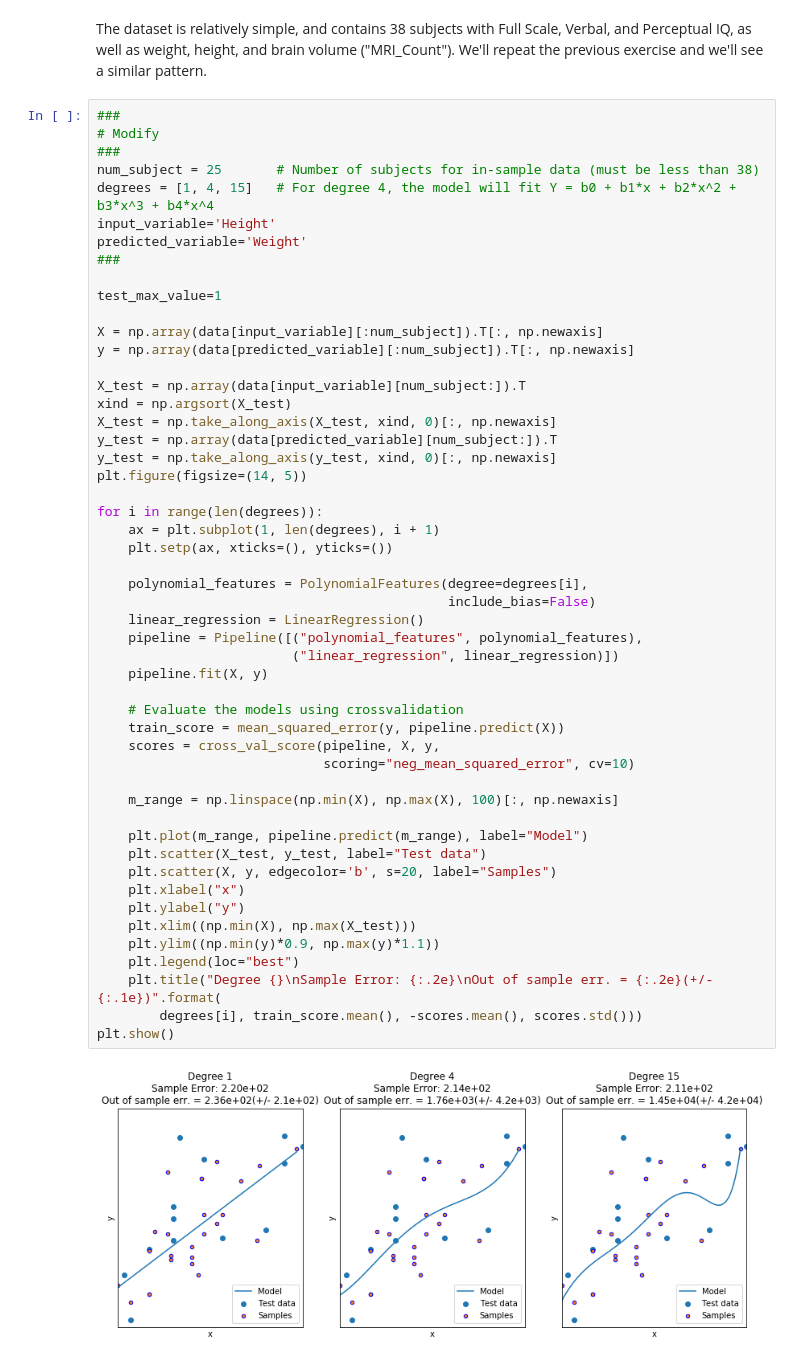
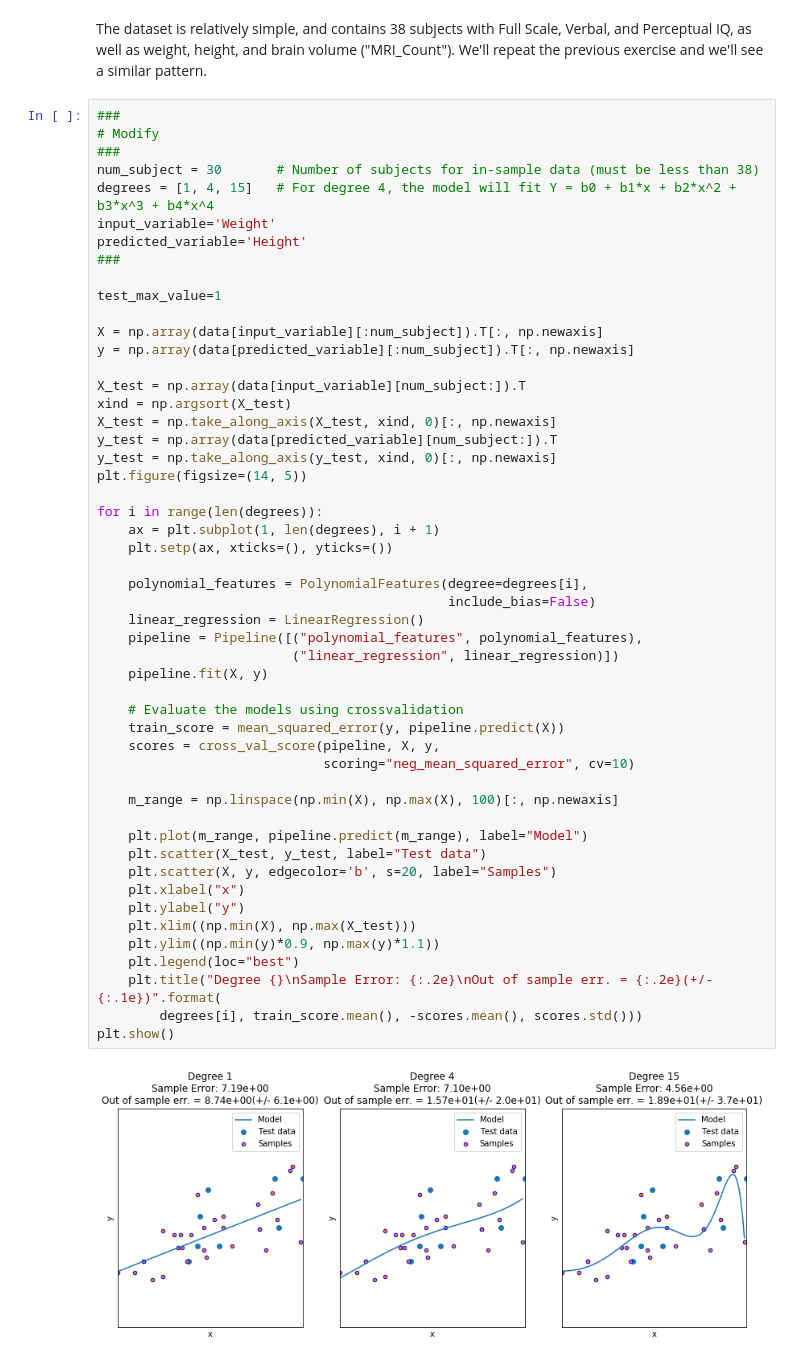
Before and after one commit to yukaizou2015/module-stats, a Jupyter notebook: notebooks/P-value-exercise.ipynb, the cells around one changed output. Saved outputs shown, nothing was run; the diff lists cells and outputs as text.

```diff
--- a/notebooks/P-value-exercise.ipynb
+++ b/notebooks/P-value-exercise.ipynb
@@ -269,10 +269,10 @@ The dataset is relatively simple, and contains 38 subjects with Full Scale, Verb
 ###
 # Modify
 ###
-num_subject = 25       # Number of subjects for in-sample data (must be less than 38)
+num_subject = 30       # Number of subjects for in-sample data (must be less than 38)
 degrees = [1, 4, 15]   # For degree 4, the model will fit Y = b0 + b1*x + b2*x^2 + b3*x^3 + b4*x^4
-input_variable='Height'
-predicted_variable='Weight'
+input_variable='Weight'
+predicted_variable='Height'
 ###
 
 test_max_value=1
@@ -290,31 +290,31 @@ plt.figure(figsize=(14, 5))
 for i in range(len(degrees)):
     ax = plt.subplot(1, len(degrees), i + 1)
     plt.setp(ax, xticks=(), yticks=())
 
     polynomial_features = PolynomialFeatures(degree=degrees[i],
                                              include_bias=False)
     linear_regression = LinearRegression()
     pipeline = Pipeline([("polynomial_features", polynomial_features),
                          ("linear_regression", linear_regression)])
     pipeline.fit(X, y)
 
     # Evaluate the models using crossvalidation
     train_score = mean_squared_error(y, pipeline.predict(X))
     scores = cross_val_score(pipeline, X, y,
                              scoring="neg_mean_squared_error", cv=10)
 
     m_range = np.linspace(np.min(X), np.max(X), 100)[:, np.newaxis]
 
     plt.plot(m_range, pipeline.predict(m_range), label="Model")
     plt.scatter(X_test, y_test, label="Test data")
     plt.scatter(X, y, edgecolor='b', s=20, label="Samples")
     plt.xlabel("x")
     plt.ylabel("y")
     plt.xlim((np.min(X), np.max(X_test)))
     plt.ylim((np.min(y)*0.9, np.max(y)*1.1))
     plt.legend(loc="best")
     plt.title("Degree {}\nSample Error: {:.2e}\nOut of sample err. = {:.2e}(+/- {:.1e})".format(
         degrees[i], train_score.mean(), -scores.mean(), scores.std()))
 plt.show()
 # %% [output]
-[figure, old version]
+[figure, new version]
```
